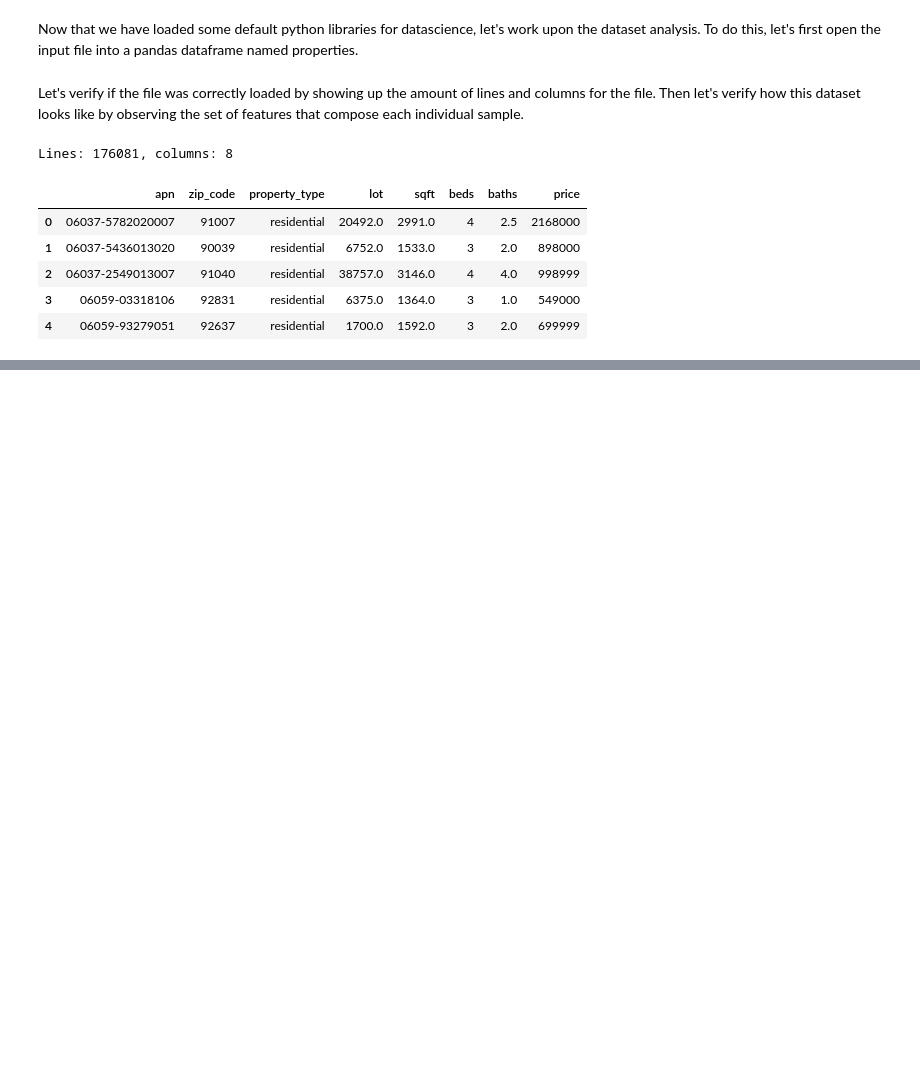
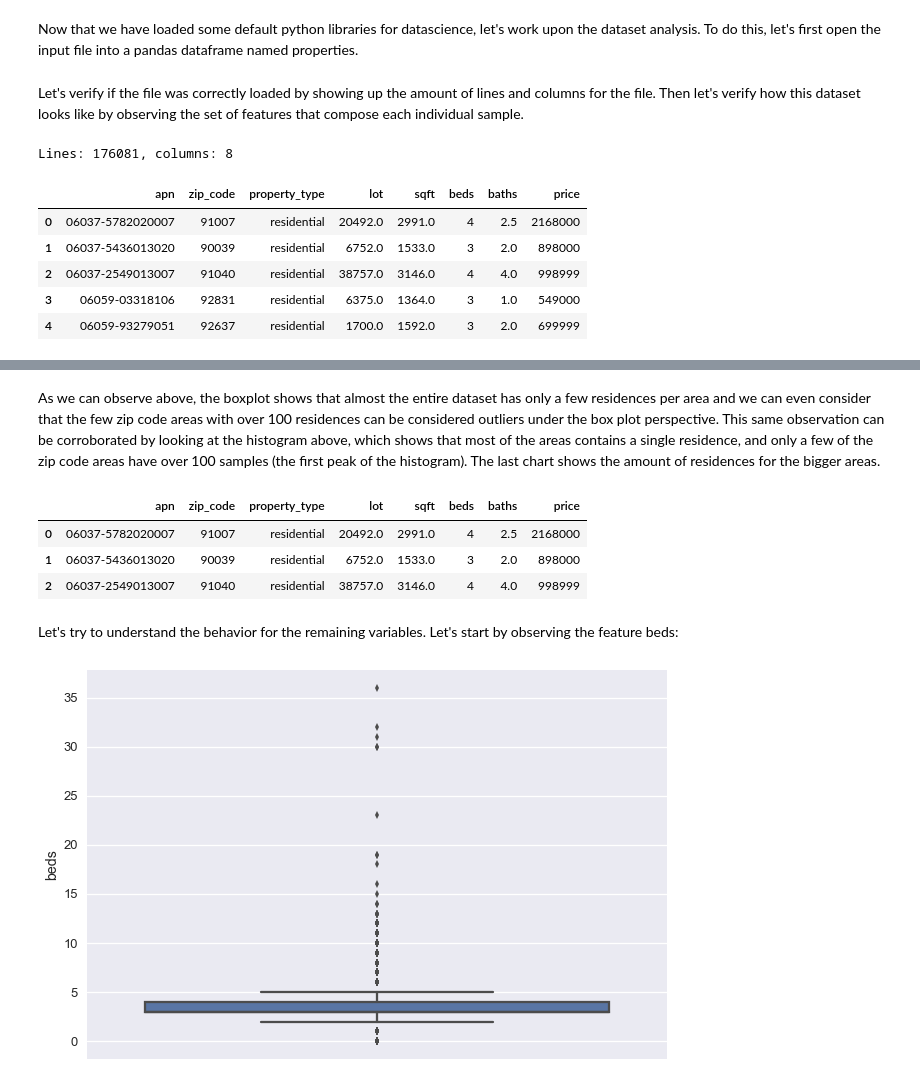
Before and after one commit to clebsonc/PricePrediction, a Jupyter notebook: PricePrediction.ipynb, the cells around one changed output, grey strips where cells are left out. Cells and saved outputs as stored; diff of their text form; code cells hidden in the pictures; blank space fills up the shorter version.

```diff
--- a/PricePrediction.ipynb
+++ b/PricePrediction.ipynb
@@ -45,0 +101,16 @@ Now let's try to infer some statistics regarding this dataset.
+# %% [markdown]
+As we can observe above, the boxplot shows that almost the entire dataset has only a few residences per area and we can even consider that the few zip code areas with over 100 residences can be considered outliers under the box plot perspective. This same observation can be corroborated by looking at the histogram above, which shows that most of the areas contains a single residence, and only a few of the zip code areas have over 100 samples (the first peak of the histogram). The last chart shows the amount of residences for the bigger areas.
+# %%
+df_residences.head(3)
+# %% [output]
+|  | apn | zip_code | property_type | lot | sqft | beds | baths | price |
+| 0 | 06037-5782020007 | 91007 | residential | 20492.0 | 2991.0 | 4 | 2.5 | 2168000 |
+| 1 | 06037-5436013020 | 90039 | residential | 6752.0 | 1533.0 | 3 | 2.0 | 898000 |
+| 2 | 06037-2549013007 | 91040 | residential | 38757.0 | 3146.0 | 4 | 4.0 | 998999 |
+# %% [markdown]
+Let's try to understand the behavior for the remaining variables. Let's start by observing the feature beds:
+# %%
+fig, ax = plt.subplots(nrows=1, ncols=1)
+a = sns.boxplot(df_residences['beds'], ax=ax, orient='vertical')
+# %% [output]
+[figure, added]
```
Also changed, not shown: parts of 15 cells of this notebook.
